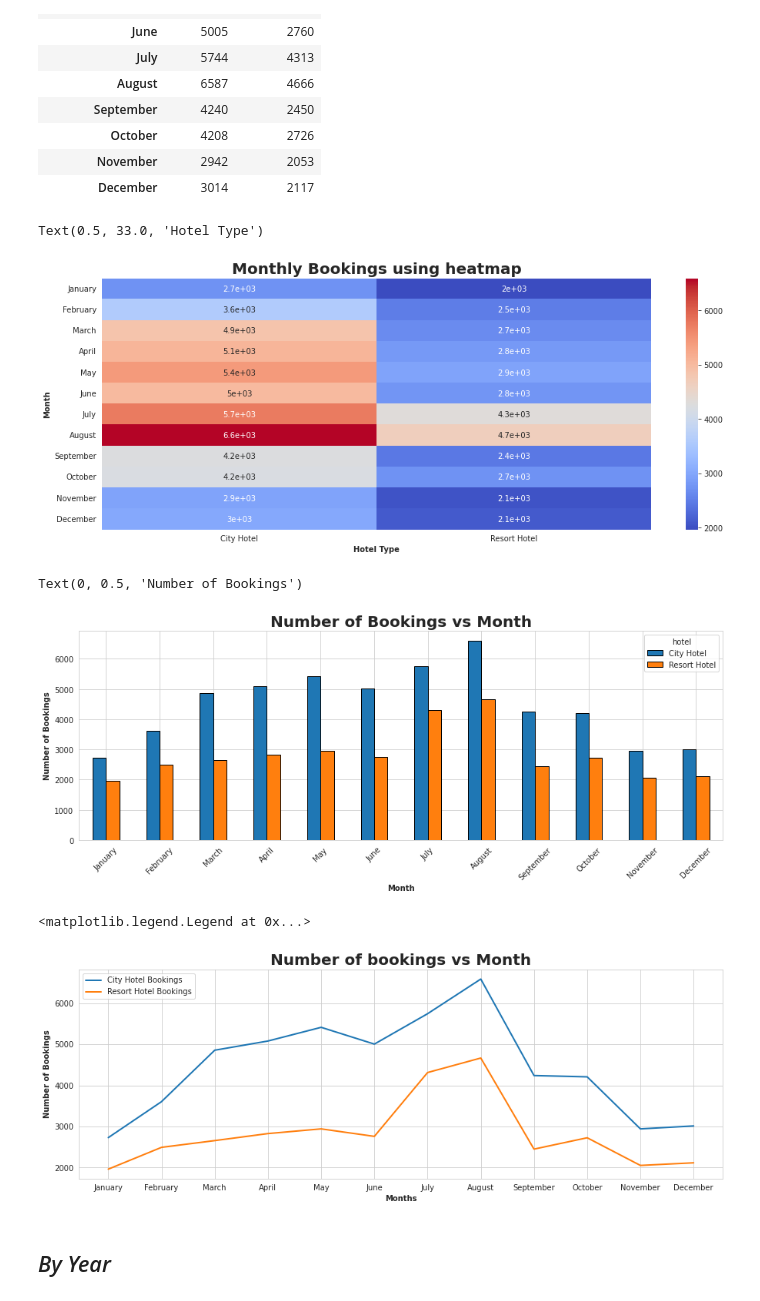
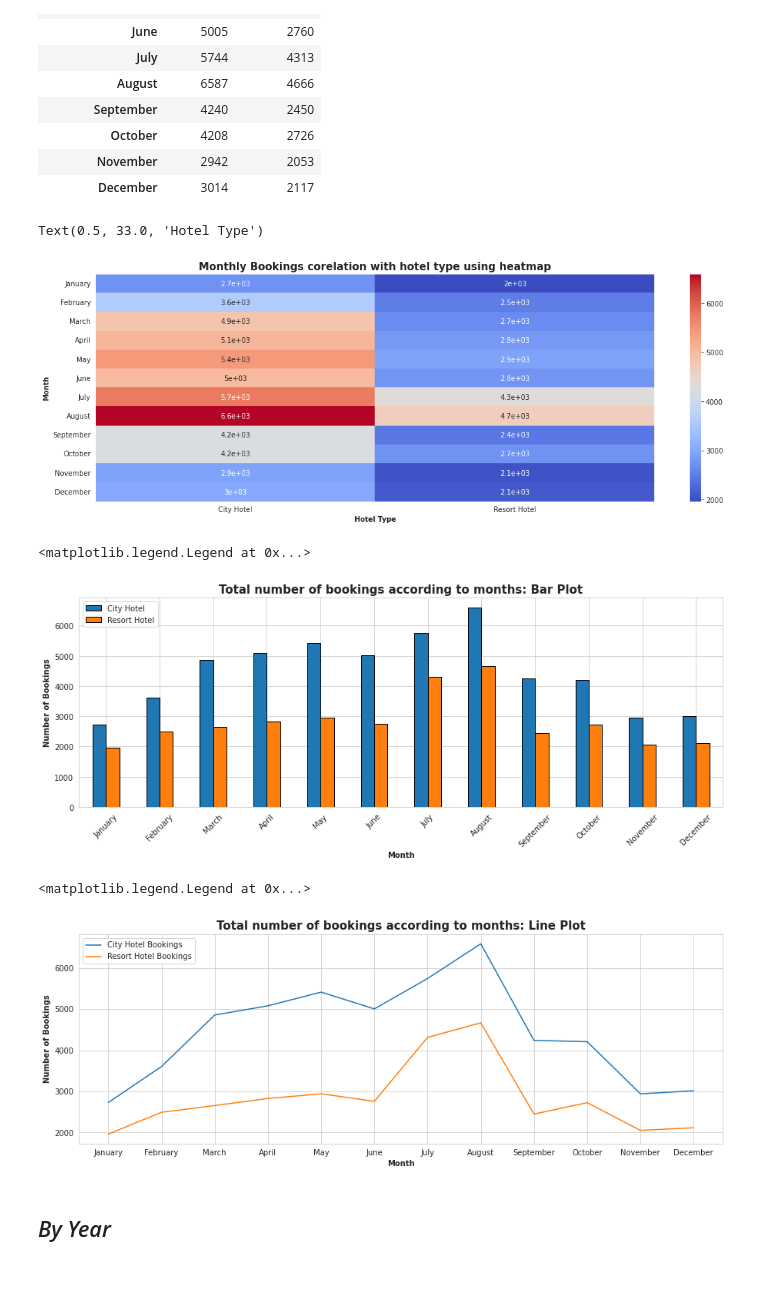
Before and after one commit to sarathsoman14/sarathsoman14-Hotel-Booking-Exploratory-Data-Analysis-EDA-, a Jupyter notebook: Hotel_Booking_Exploratory_Data_Analysis_Capstone_Project.ipynb, the cells around one changed output. Drawn from its saved outputs; the diff is of its cells as text; code cells hidden in the pictures.

```diff
--- a/Hotel_Booking_Exploratory_Data_Analysis_Capstone_Project.ipynb
+++ b/Hotel_Booking_Exploratory_Data_Analysis_Capstone_Project.ipynb
@@ -431,10 +426,12 @@ Resort Hotel    33968
 Name: hotel, dtype: int64
 # %%
 # Visualization in bar graph
-plt.figure(figsize=(10,5))
-sns.countplot(x='hotel',hue='hotel',data=hotel_df,palette='Accent',saturation=1,edgecolor='black',linewidth=1)
-plt.title('No. of bookings vs Hotel Type',weight='bold',size=20)
+plt.figure(figsize=(7,5))
+sns.set_style('whitegrid')
+sns.countplot(x='hotel',hue='hotel',data=hotel_df,palette='Accent',saturation=1,edgecolor='black')
+plt.title('Total no. of bookings acc. to hotel type',weight='bold',size=15)
 plt.xlabel('Hotel type',weight='bold')
 plt.xticks(rotation=45)
 plt.ylabel('No. of bookings',weight='bold')
+plt.legend(loc='upper left')
 # %% [output]
@@ -491,11 +489,11 @@ peak_booking_month
 | December | 3014 | 2117 |
 # %%
 #Visualization:Heatmap
-plt.figure(figsize=(16,6))
+plt.figure(figsize=(18,6))
 sns.heatmap(peak_booking_month,cmap='coolwarm',annot=True)
-plt.title('Monthly Bookings using heatmap',weight='bold',size=20)
+plt.title('Monthly Bookings corelation with hotel type using heatmap',weight='bold',size=15)
 plt.ylabel('Month',weight='bold')
 plt.xlabel('Hotel Type',weight='bold')
 # %% [output]
 Text(0.5, 33.0, 'Hotel Type')
-[figure, old version]
+[figure, new version]
@@ -502,26 +502,27 @@ Text(0.5, 33.0, 'Hotel Type')
 # %%
 # Visualaization:Bar Chart
-plt.rcParams['figure.figsize'] = (15, 5)
-peak_booking_month.plot(kind='bar',edgecolor='black')
-plt.title('Number of Bookings vs Month',weight='bold',size=20)
+# plt.rcParams['figure.figsize'] = (15,5)
+peak_booking_month.plot(kind='bar',edgecolor='black',figsize=(15,5))
+plt.title('Total number of bookings according to months: Bar Plot',weight='bold',size=15)
 plt.xlabel('Month',weight='bold')
 plt.xticks(rotation=45)
 plt.ylabel('Number of Bookings',weight='bold')
+plt.legend(loc='upper left')
 # %% [output]
-Text(0, 0.5, 'Number of Bookings')
+<matplotlib.legend.Legend at 0x...>
-[figure, old version]
+[figure, new version]
 # %%
 # Visualaization:Line Chart
-plt.rcParams['figure.figsize'] = (15, 5)
-plt.plot(peak_booking_month[['City Hotel']], label = 'City Hotel Bookings', linewidth=2)
-plt.plot(peak_booking_month[['Resort Hotel']], label = 'Resort Hotel Bookings', linewidth=2)
-plt.title('Number of bookings vs Month',weight='bold',fontsize=20)
+plt.figure(figsize=(15,5))
+plt.plot(peak_booking_month[['City Hotel']], label = 'City Hotel Bookings', linewidth=1.5)
+plt.plot(peak_booking_month[['Resort Hotel']], label = 'Resort Hotel Bookings', linewidth=1.5)
+plt.title('Total number of bookings according to months: Line Plot',weight='bold',fontsize=15)
 plt.ylabel('Number of Bookings',weight='bold')
-plt.xlabel('Months',weight='bold')
+plt.xlabel('Month',weight='bold')
 plt.legend(loc='upper left')
 # %% [output]
 <matplotlib.legend.Legend at 0x...>
-[figure, old version]
+[figure, new version]
 # %% [markdown]
 ## *By Year*
 # %%
```
Also changed, not shown: parts of 52 cells of this notebook.
